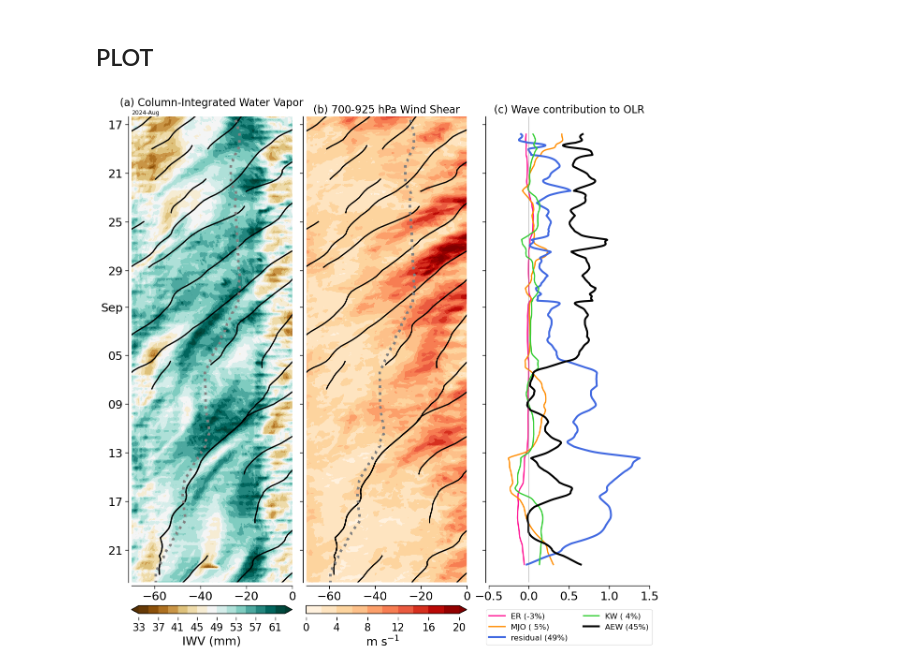
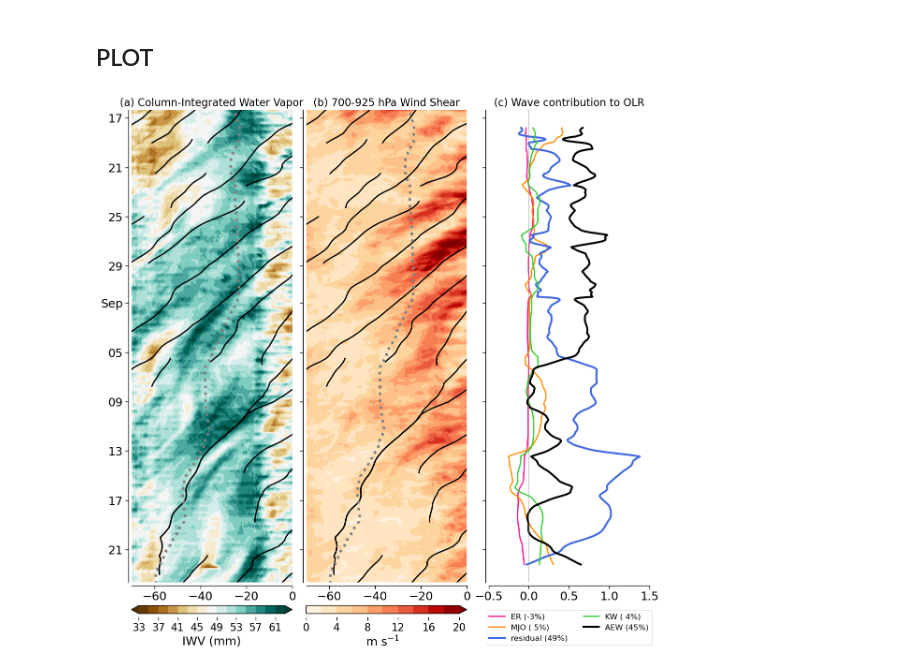
Before and after one commit to allison-wing/PICCOLO_overview_paper, a Jupyter notebook: plot_fig_hovmuller_overview.ipynb, the cells around one changed output. Saved outputs shown, nothing was run; the diff lists cells and outputs as text; code cells hidden in the pictures.

```diff
--- a/plot_fig_hovmuller_overview.ipynb
+++ b/plot_fig_hovmuller_overview.ipynb
@@ -209,8 +209,11 @@ for ax_ctr, ax in enumerate(axs[:-1]):
                 ax.plot( AEW_lon_smooth_list[ctr], AEW_datetime_list[ctr], lw=2, color=color, zorder=1)
 
 axs[0].set_ylim(pd.Timestamp(datetime_hov[0]), pd.Timestamp(datetime_hov[-1]))
-axs[0].yaxis.set_major_locator(mdates.AutoDateLocator())
-axs[0].yaxis.set_major_formatter(mdates.ConciseDateFormatter(axs[0].yaxis.get_major_locator()))
+locator0 = mdates.AutoDateLocator()
+formatter0 = mdates.ConciseDateFormatter(locator0)
+formatter0.show_offset = False
+axs[0].yaxis.set_major_locator(locator0)
+axs[0].yaxis.set_major_formatter(formatter0)
 axs[0].tick_params(axis='both', labelsize=18)
 axs[0].invert_yaxis()
 
@@ -221,32 +224,32 @@ axs[1].set_yticklabels([])
 axs[1].tick_params(axis='x', labelsize=18)
 axs[1].invert_yaxis()
 
 ########### wave contributions
 axs[2].set_title('(c) Wave contribution to OLR',fontsize=16)
 axs[2].plot( olr_ER_exp, datetime_wave[n_half:-n_half], lw=2, color='deeppink', label='ER ({:2.0f}%)'.format(var_ER*100.) )
 axs[2].plot( olr_MJO_exp, datetime_wave[n_half:-n_half], lw=2, color='darkorange', label='MJO ({:2.0f}%)'.format(var_MJO*100.) )
 axs[2].plot( olr_residual_exp, datetime_wave[n_half:-n_half], lw=3, color='royalblue', label='residual ({:2.0f}%)'.format(var_res*100.) )
 axs[2].plot( olr_KW_exp, datetime_wave[n_half:-n_half], lw=2, color='limegreen', label='KW ({:2.0f}%)'.format(var_KW*100.) )
 axs[2].plot( olr_EW_exp, datetime_wave[n_half:-n_half], lw=3, color='black', label='AEW ({:2.0f}%)'.format(var_EW*100.) )
 axs[2].legend(loc='upper center', bbox_to_anchor=(0.5, -0.05), ncols=2, fontsize=12)
 axs[2].set_xlim(-0.5,1.5)
 
 #add zero line
 axs[2].plot( [0.,0.], [datetime_hov[0],datetime_hov[-1]], lw=1, color='gray', ls='-', alpha=0.5)
 
 axs[2].set_ylim(datetime_hov[0],datetime_hov[-1])
 #axs[2].yaxis.set_major_locater(mdates.AutoDateLocator())
 axs[2].yaxis.set_major_formatter(mdates.ConciseDateFormatter(axs[2].yaxis.get_major_locator()))
 axs[2].set_yticklabels([])
 axs[2].tick_params(axis='x', labelsize=18)
 axs[2].invert_yaxis()
 
 sns.set_context('paper')
 sns.despine(offset=5)
 sns.despine(ax=cbar0.ax, left=True, bottom=True, right=True, top=True)
 sns.despine(ax=cbar1.ax, left=True, bottom=True, right=True, top=True)
 
 # save figure
-#fig.savefig(output_path_dir+'Fig_synoptic_overview.pdf', dpi=300)
+fig.savefig(output_path_dir+'Fig_synoptic_overview.pdf', dpi=300)
 # %% [output]
-[figure, old version]
+[figure, new version]
```
Also changed, not shown: 3 other files.
